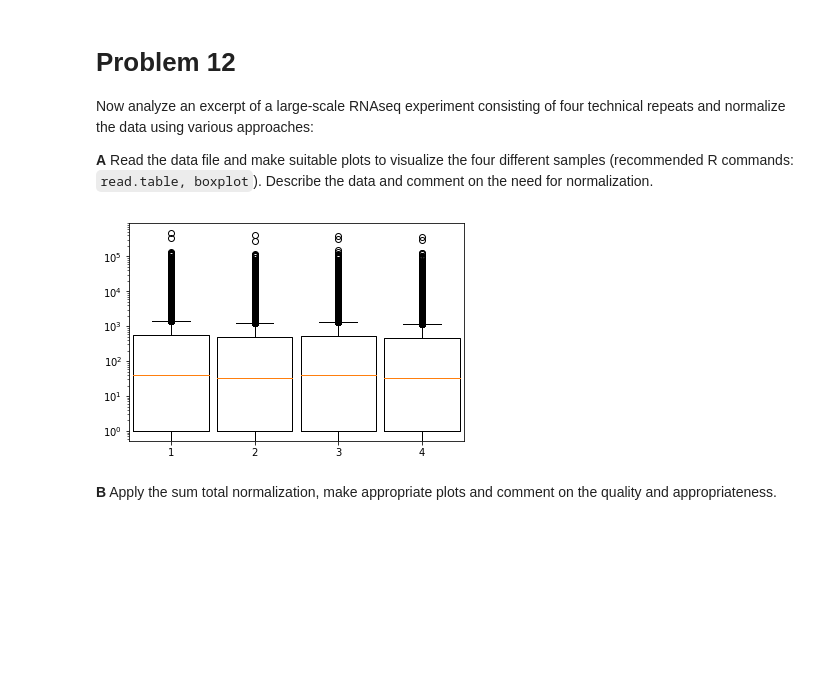
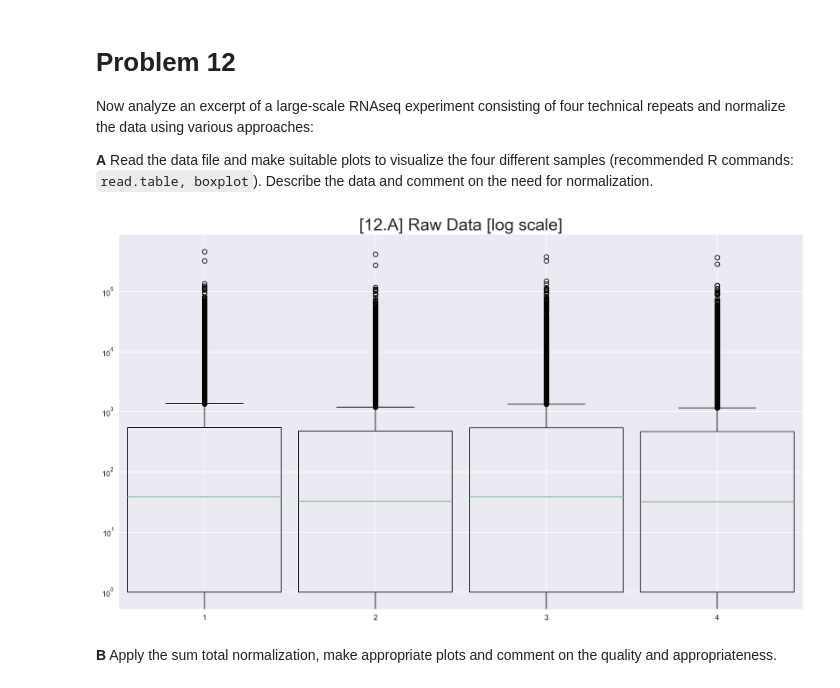
Before and after one commit to sirexeclp/problem12, a Jupyter notebook: Problem 12.ipynb, the cells around one changed output. Cells and saved outputs as stored; diff of their text form; code cells hidden in the pictures; blank space fills up the shorter version.

Commit message:
use log scale & make plots look nicer

```diff
--- a/Problem 12.ipynb
+++ b/Problem 12.ipynb
@@ -6,19 +6,23 @@ Now analyze an excerpt of a large-scale RNAseq experiment consisting of four tec
 **A** Read the data file and make suitable plots to visualize the four different samples (recommended R commands: `read.table, boxplot`). Describe the data and comment on the need for normalization.
 # %%
 import matplotlib.pyplot as plt
+import matplotlib as mpl
 import pandas as pd
 import numpy as np
 from scipy import stats
+plt.style.use('seaborn')
+mpl.rcParams['figure.figsize'] = 16, 9
+mpl.rcParams['figure.dpi'] = 150
 
-data12 = pd.read_csv('./ex03/Fly_RNA_dataset.csv', sep='\t')
+data12 = pd.read_csv('Fly_RNA_dataset.csv', sep='\t')
 # %%
 fig, ax = plt.subplots()
 ax.set_yscale('log')
-#ax.set_yscale('linear')
 plt.boxplot([data12.A1, data12.A2, data12.B1, data12.B2], positions = [1, 2, 3, 4], widths=[0.9, 0.9, 0.9, 0.9])
+plt.title("[12.A] Raw Data [log scale]", fontsize=22)
 plt.show()
 # %% [output]
-[figure, old version]
+[figure, new version]
 # %% [markdown]
 **B** Apply the sum total normalization, make appropriate plots and comment on the quality and appropriateness.
 # %%
```
Also changed, not shown: parts of 4 cells of this notebook.
